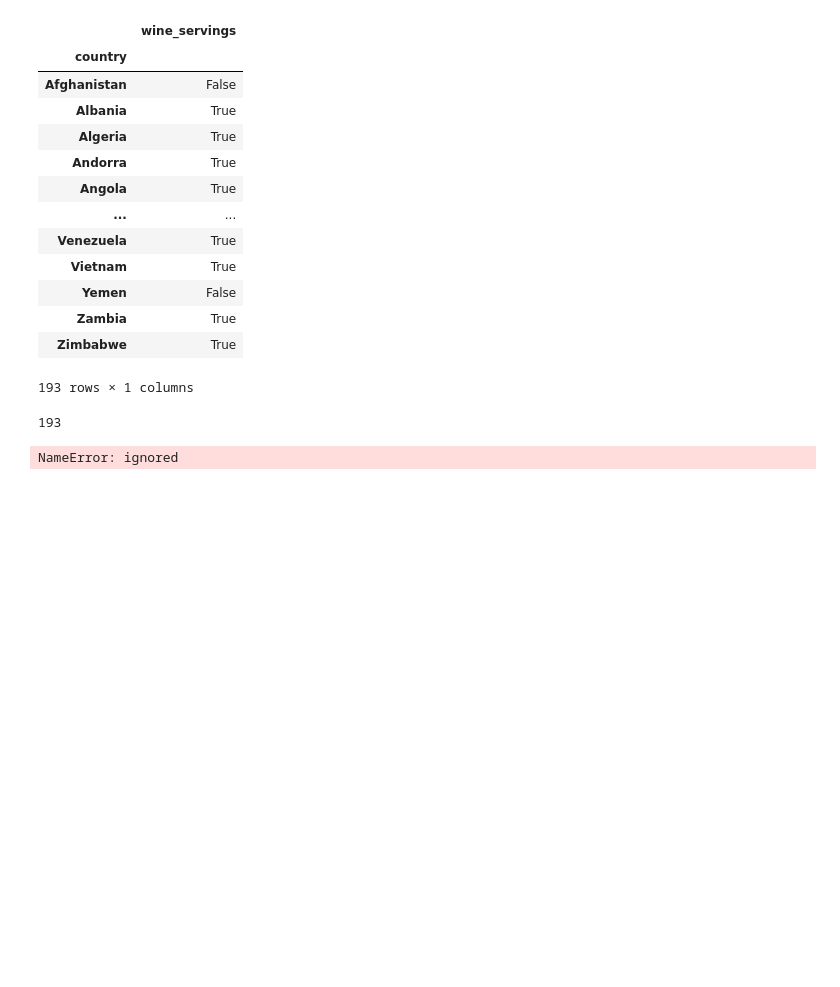
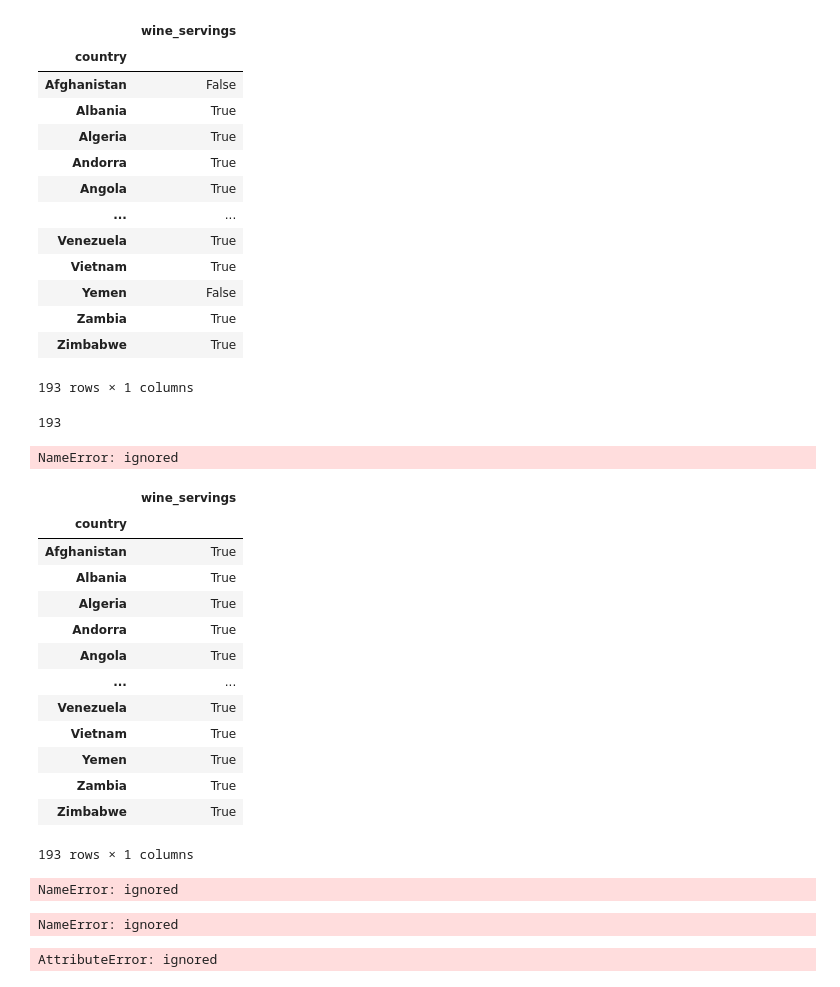
Before and after one commit to MSubham1997/bsnew, a Jupyter notebook: series_method_handling_.ipynb, the cells around one changed output. Cells and saved outputs as stored; diff of their text form; code cells hidden in the pictures; blank space fills up the shorter version.

```diff
--- a/series_method_handling_.ipynb
+++ b/series_method_handling_.ipynb
@@ -543,3 +543,32 @@ wine_servings.size
 whiskey.loc[[True if wine_serivings<100 else False for i in range(193)]]
 # %% [output]
 NameError: ignored
+# %%
+wine_servings<100
+# %% [output]
+|  | wine_servings |
+| country |  |
+| Afghanistan | True |
+| Albania | True |
+| Algeria | True |
+| Andorra | True |
+| Angola | True |
+| ... | ... |
+| Venezuela | True |
+| Vietnam | True |
+| Yemen | True |
+| Zambia | True |
+| Zimbabwe | True |
+193 rows × 1 columns
+# %%
+whiskey.dropnull()
+# %% [output]
+NameError: ignored
+# %%
+whiskey.dropnull()
+# %% [output]
+NameError: ignored
+# %%
+whiskey.dropnull()
+# %% [output]
+AttributeError: ignored
```
Also changed, not shown: parts of 90 cells of this notebook.
